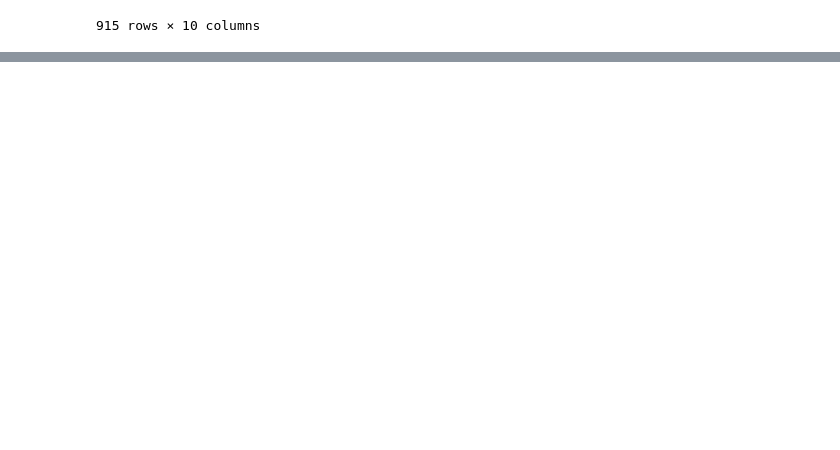
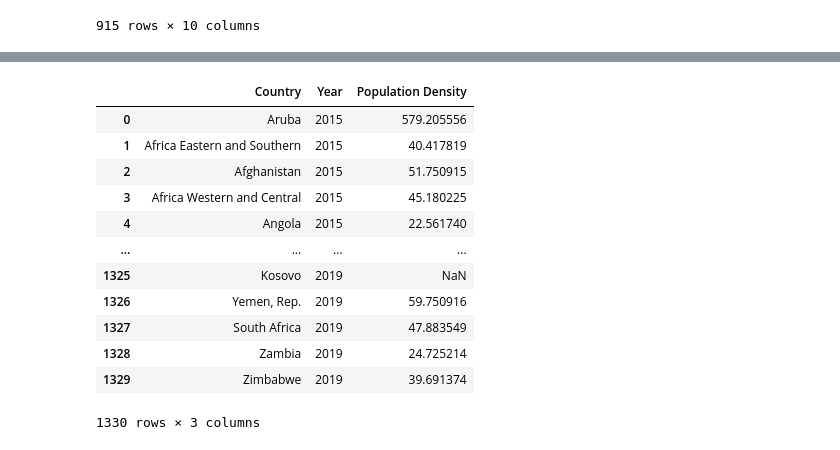
Before and after one commit to Rain1618/Global-Health-Hack, a Jupyter notebook: Data_prep_(raina).ipynb, the cells around one changed output, grey strips where cells are left out. Drawn from its saved outputs; the diff is of its cells as text; code cells hidden in the pictures; blank space fills up the shorter version.

```diff
--- a/Data_prep_(raina).ipynb
+++ b/Data_prep_(raina).ipynb
@@ -81,0 +111,31 @@ merged_df
+# %%
+#Merge Haiqi
+
+den = pd.read_csv('density.csv')
+cols = ['Country Code','Indicator Name','Indicator Code','Unnamed: 67']
+den = den.drop(columns=cols)
+
+df = den.melt(id_vars=['Country Name'], var_name='Year', value_name='Population Density')
+
+df['Year'] = df['Year'].astype(int)
+df = df.drop(df[(df['Year'] > 2019) | (df['Year'] < 2015)].index)
+
+df = df.rename(columns={'Country Name':'Country'})
+
+df = df.reset_index()
+df = df.drop(['index'], axis = 1)
+df
+# %% [output]
+|  | Country | Year | Population Density |
+| 0 | Aruba | 2015 | 579.205556 |
+| 1 | Africa Eastern and Southern | 2015 | 40.417819 |
+| 2 | Afghanistan | 2015 | 51.750915 |
+| 3 | Africa Western and Central | 2015 | 45.180225 |
+| 4 | Angola | 2015 | 22.561740 |
+| ... | ... | ... | ... |
+| 1325 | Kosovo | 2019 | NaN |
+| 1326 | Yemen, Rep. | 2019 | 59.750916 |
+| 1327 | South Africa | 2019 | 47.883549 |
+| 1328 | Zambia | 2019 | 24.725214 |
+| 1329 | Zimbabwe | 2019 | 39.691374 |
+1330 rows × 3 columns
```
Also changed, not shown: parts of 8 cells of this notebook.
